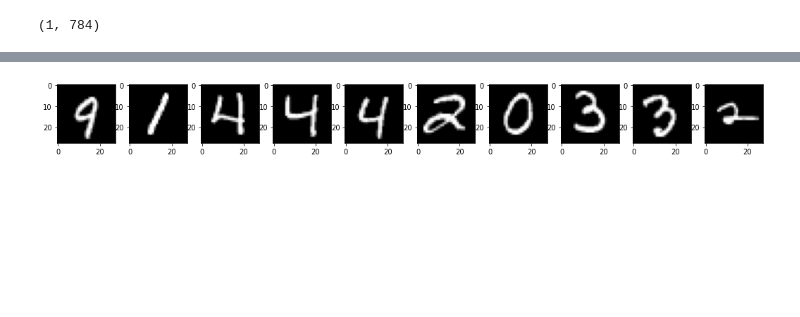
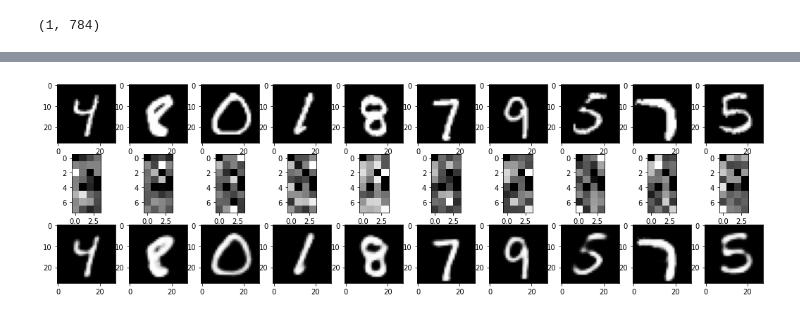
Before and after one commit to Neo-glitch/computer-vision-masterclass, a Jupyter notebook: AutoEncoders.ipynb, the cells around one changed output, grey strips where cells are left out. Saved outputs shown, nothing was run; the diff lists cells and outputs as text; code cells hidden in the pictures; blank space fills up the shorter version.

```diff
--- a/AutoEncoders.ipynb
+++ b/AutoEncoders.ipynb
@@ -222,20 +222,31 @@ axs[1].axis("off")
 # %%
 # Encoding and Decoding Image
 n_images = 10
 
 # index of x_test to work with
 test_images= np.random.randint(0, x_test.shape[0] - 1, size = n_images)
 plt.figure(figsize = (18, 18))
 
 for i, image_index in enumerate(test_images):
 
   # enables having new axis for each item based on i+ 1 value
   ax = plt.subplot(10, 10, i + 1)
   plt.imshow(x_test[image_index].reshape(28, 28), cmap ="gray")
   plt.xticks()
   plt.yticks()
 
   #Coded images
-  ax =
+  ax = plt.subplot(10, 10, i + 1 + n_images)  # n_images value was just added to avoid errors
+  encoded_image = encoder.predict(x_test[image_index].reshape(1, -1))
+  plt.imshow(encoded_image.reshape(8, 4), cmap ="gray")
+  plt.xticks()
+  plt.yticks()
+
+  # Decoded images
+  ax = plt.subplot(10, 10, i + 1 + n_images * 2)
+  decoded_image = decoder.predict(encoded_image)
+  plt.imshow(decoded_image.reshape(28, 28), cmap ="gray")
+  plt.xticks()
+  plt.yticks()
 # %% [output]
-[figure, old version]
+[figure, new version]
```
Also changed, not shown: parts of 4 cells of this notebook.
